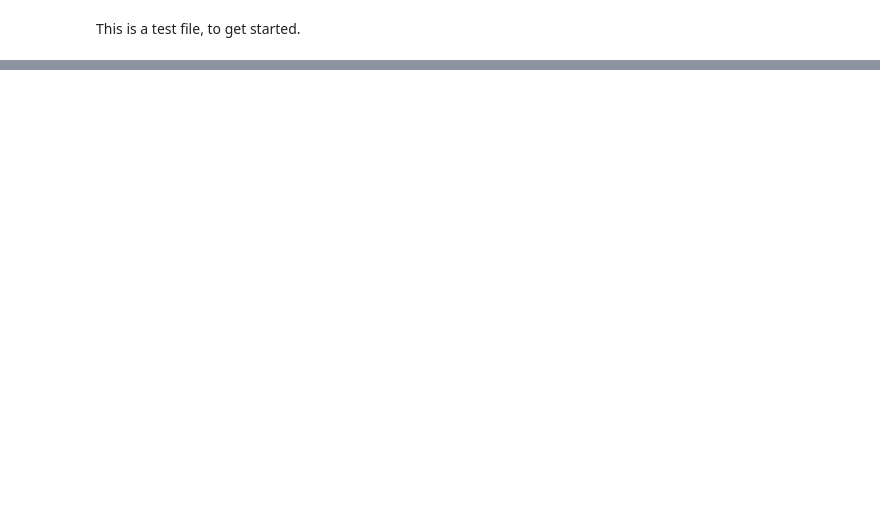
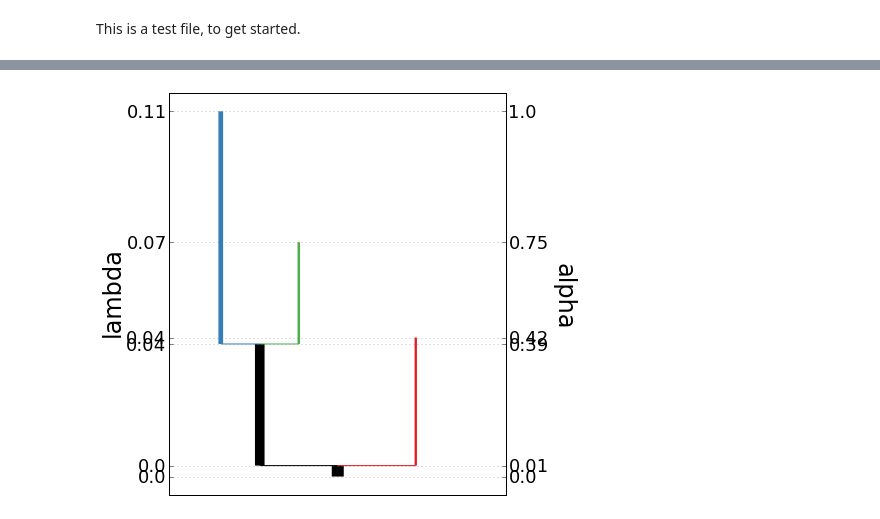
Before and after one commit to CoAxLab/DeBaCl, a Jupyter notebook: docs/debacl_tutorial.ipynb, the cells around one changed output, grey strips where cells are left out. Cells and saved outputs as stored; diff of their text form; code cells hidden in the pictures; blank space fills up the shorter version.

```diff
--- a/docs/debacl_tutorial.ipynb
+++ b/docs/debacl_tutorial.ipynb
@@ -93,0 +192,6 @@ final cluster counts: [302 753 445]
+# %%
+## Plot the basic lambda scale tree
+fig = tree.plot(form='lambda', width='uniform', color_nodes=nodes)[0]
+fig.show()
+# %% [output]
+[figure, added]
```
Also changed, not shown: parts of 14 cells of this notebook, 14 other files.
